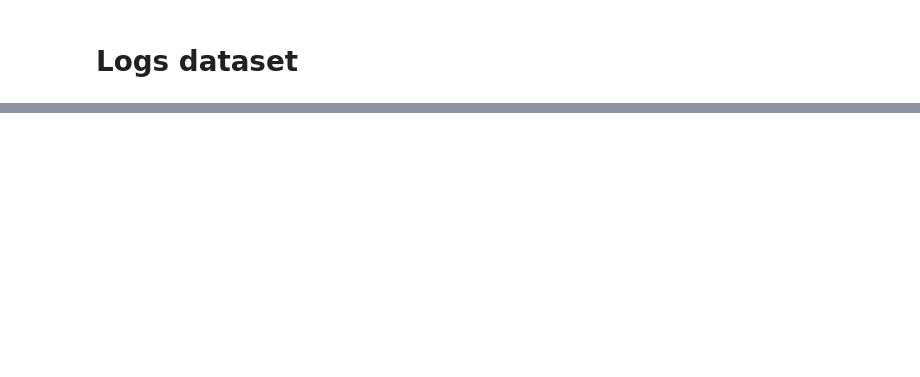
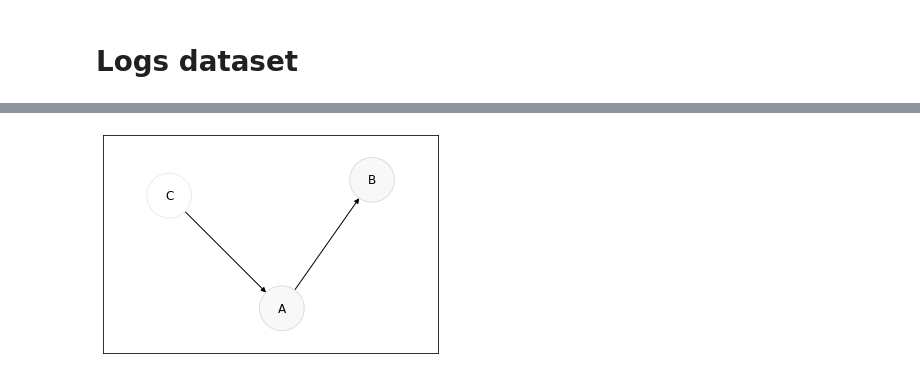
Before and after one commit to AdrienFelipe/Causal-discovery-Unit-testing, a Jupyter notebook: Untitled.ipynb, the cells around one changed output, grey strips where cells are left out. Saved outputs shown, nothing was run; the diff lists cells and outputs as text; code cells hidden in the pictures; blank space fills up the shorter version.

```diff
--- a/Untitled.ipynb
+++ b/Untitled.ipynb
@@ -343,0 +447,17 @@ scatter[scatter['value'] > 0].plot.scatter(x='T', y='value', s=100)
+# %%
+import networkx as nx
+import numpy as np
+import matplotlib.pyplot as plt
+import pylab
+
+G = nx.DiGraph()
+
+G.add_edges_from([('A', 'B')], weight=0)
+G.add_edges_from([('C', 'A')], weight=0)
+colors = ['#F8F8F8', '#F8F8F8', '#FFFFFF']
+borders = ['#DEDEDE', '#DEDEDE', '#EDEDED']
+nx.draw_networkx(G, node_size=2000, node_color=colors, edgecolors=borders)
+plt.margins(0.25)
+plt.show()
+# %% [output]
+[figure, added]
```
Also changed, not shown: parts of 7 cells of this notebook, 5 other files.
